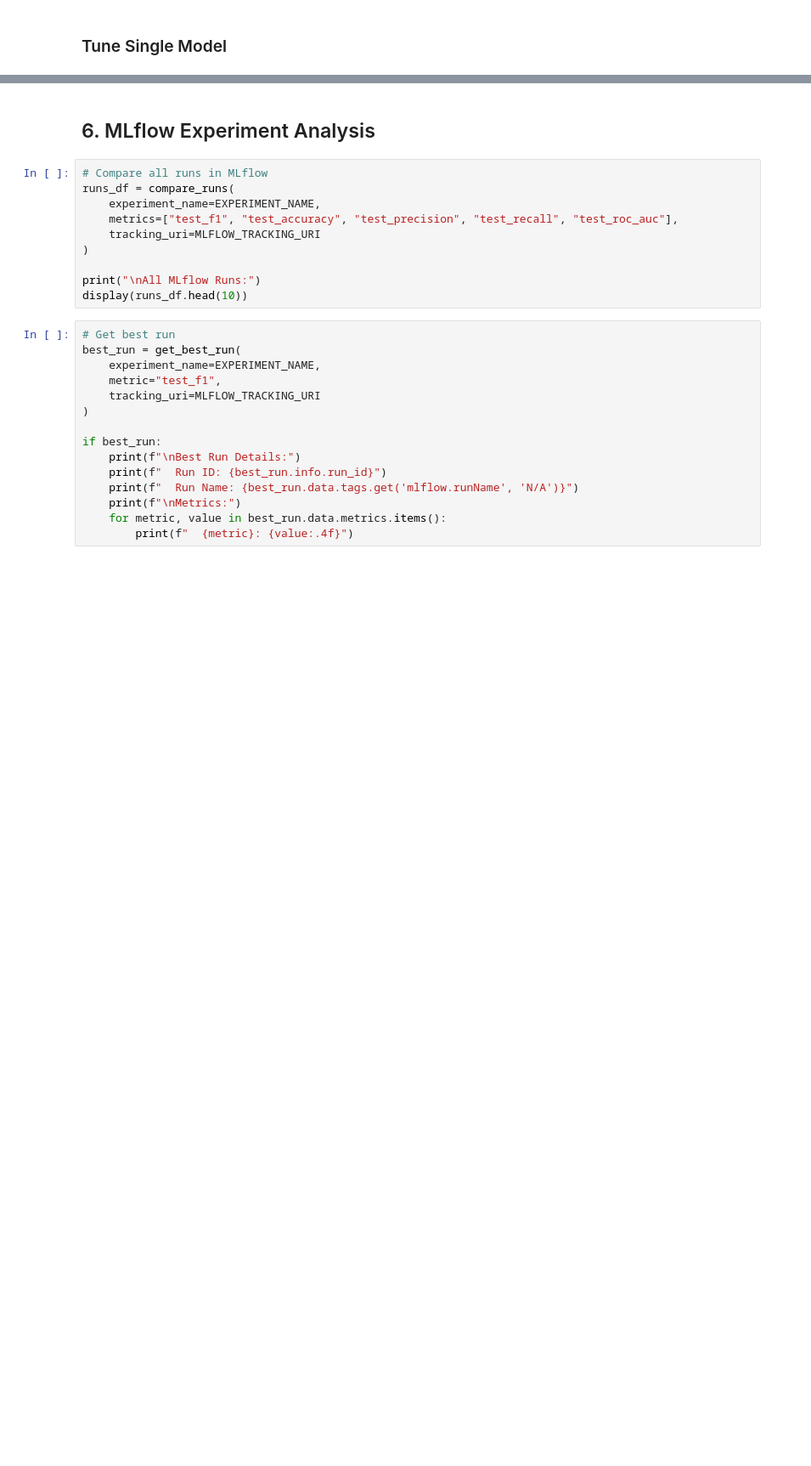
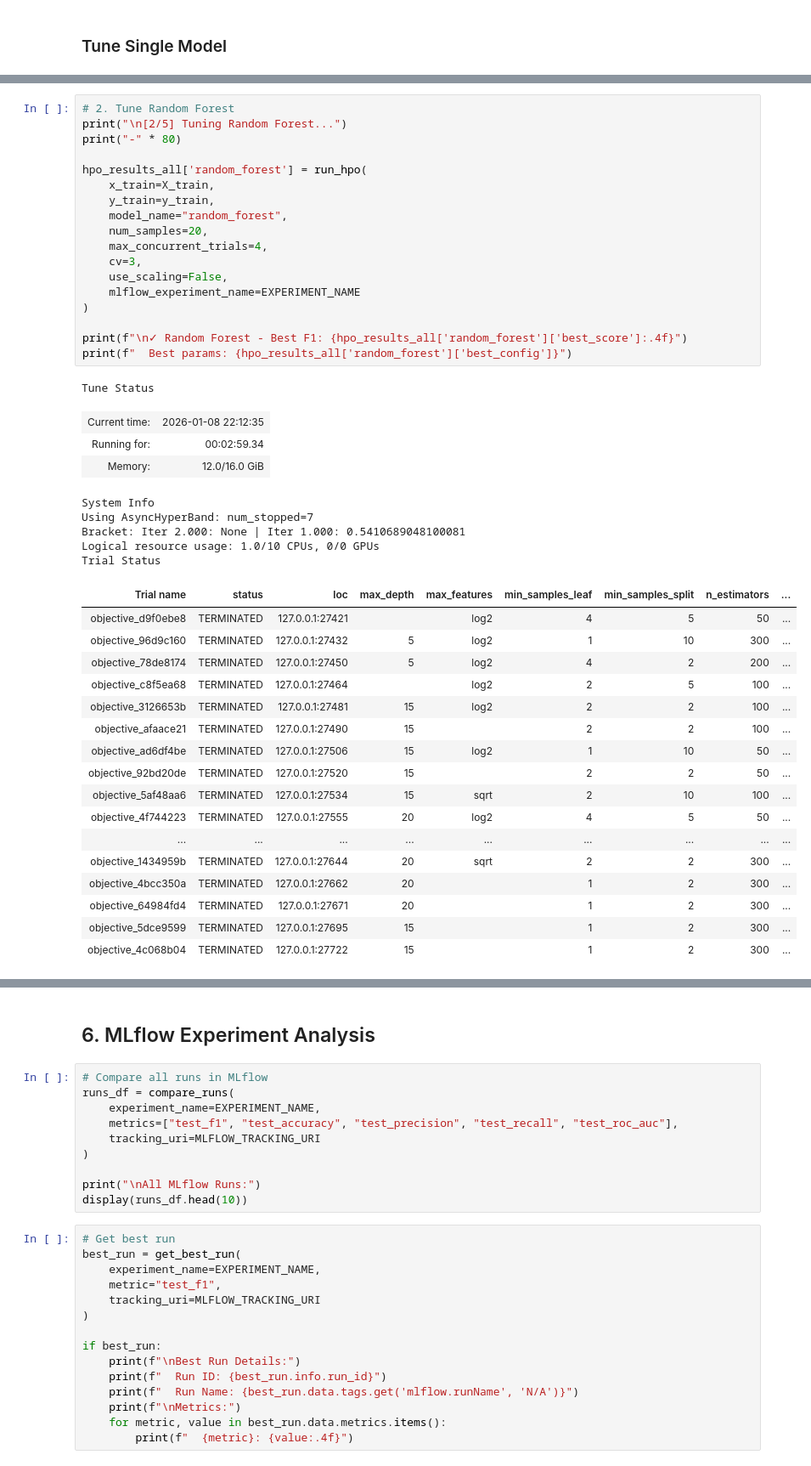
Before and after one commit to mykh74/mediwatch, a Jupyter notebook: notebooks/02_model_training.ipynb, the cells around one changed output, grey strips where cells are left out. Shown at 85% size. Saved outputs shown, nothing was run; the diff lists cells and outputs as text; blank space fills up the shorter version.

```diff
--- a/notebooks/02_model_training.ipynb
+++ b/notebooks/02_model_training.ipynb
@@ -281,0 +630,45 @@ print("Multiple model tuning skipped (uncomment to run)")
+# %%
+# 2. Tune Random Forest
+print("\n[2/5] Tuning Random Forest...")
+print("-" * 80)
+
+hpo_results_all['random_forest'] = run_hpo(
+    x_train=X_train,
+    y_train=y_train,
+    model_name="random_forest",
+    num_samples=20,
+    max_concurrent_trials=4,
+    cv=3,
+    use_scaling=False,
+    mlflow_experiment_name=EXPERIMENT_NAME
+)
+
+print(f"\n✓ Random Forest - Best F1: {hpo_results_all['random_forest']['best_score']:.4f}")
+print(f"  Best params: {hpo_results_all['random_forest']['best_config']}")
+# %% [output]
+Tune Status
+| Current time: | 2026-01-08 22:12:35 |
+| Running for: | 00:02:59.34 |
+| Memory: | 12.0/16.0 GiB |
+System Info
+Using AsyncHyperBand: num_stopped=7
+Bracket: Iter 2.000: None | Iter 1.000: 0.5410689048100081
+Logical resource usage: 1.0/10 CPUs, 0/0 GPUs
+Trial Status
+| Trial name | status | loc | max_depth | max_features | min_samples_leaf | min_samples_split | n_estimators | ... |
+| objective_d9f0ebe8 | TERMINATED | 127.0.0.1:27421 |  | log2 | 4 | 5 | 50 | ... |
+| objective_96d9c160 | TERMINATED | 127.0.0.1:27432 | 5 | log2 | 1 | 10 | 300 | ... |
+| objective_78de8174 | TERMINATED | 127.0.0.1:27450 | 5 | log2 | 4 | 2 | 200 | ... |
+| objective_c8f5ea68 | TERMINATED | 127.0.0.1:27464 |  | log2 | 2 | 5 | 100 | ... |
+| objective_3126653b | TERMINATED | 127.0.0.1:27481 | 15 | log2 | 2 | 2 | 100 | ... |
+| objective_afaace21 | TERMINATED | 127.0.0.1:27490 | 15 |  | 2 | 2 | 100 | ... |
+| objective_ad6df4be | TERMINATED | 127.0.0.1:27506 | 15 | log2 | 1 | 10 | 50 | ... |
+| objective_92bd20de | TERMINATED | 127.0.0.1:27520 | 15 |  | 2 | 2 | 50 | ... |
+| objective_5af48aa6 | TERMINATED | 127.0.0.1:27534 | 15 | sqrt | 2 | 10 | 100 | ... |
+| objective_4f744223 | TERMINATED | 127.0.0.1:27555 | 20 | log2 | 4 | 5 | 50 | ... |
+| ... | ... | ... | ... | ... | ... | ... | ... | ... |
+| objective_1434959b | TERMINATED | 127.0.0.1:27644 | 20 | sqrt | 2 | 2 | 300 | ... |
+| objective_4bcc350a | TERMINATED | 127.0.0.1:27662 | 20 |  | 1 | 2 | 300 | ... |
+| objective_64984fd4 | TERMINATED | 127.0.0.1:27671 | 20 |  | 1 | 2 | 300 | ... |
+| objective_5dce9599 | TERMINATED | 127.0.0.1:27695 | 15 |  | 1 | 2 | 300 | ... |
+| objective_4c068b04 | TERMINATED | 127.0.0.1:27722 | 15 |  | 1 | 2 | 300 | ... |
```
Also changed, not shown: parts of 44 cells of this notebook, 12 other files.
